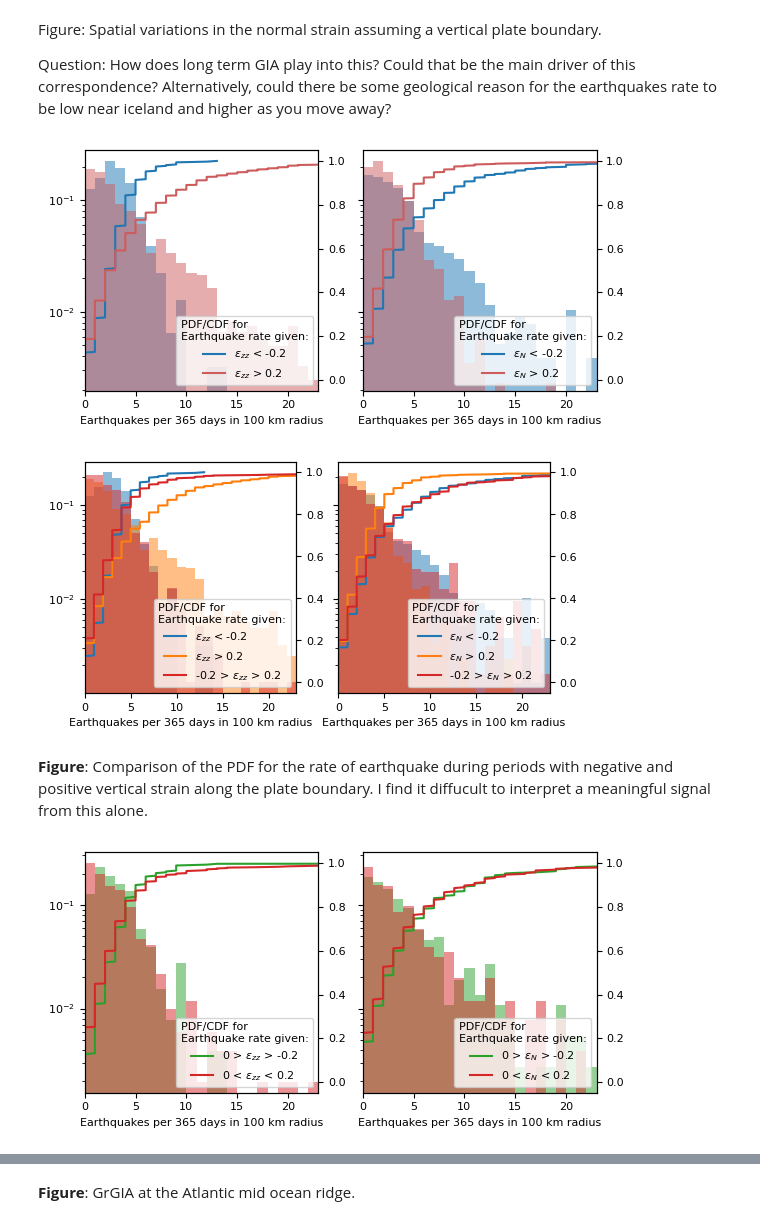
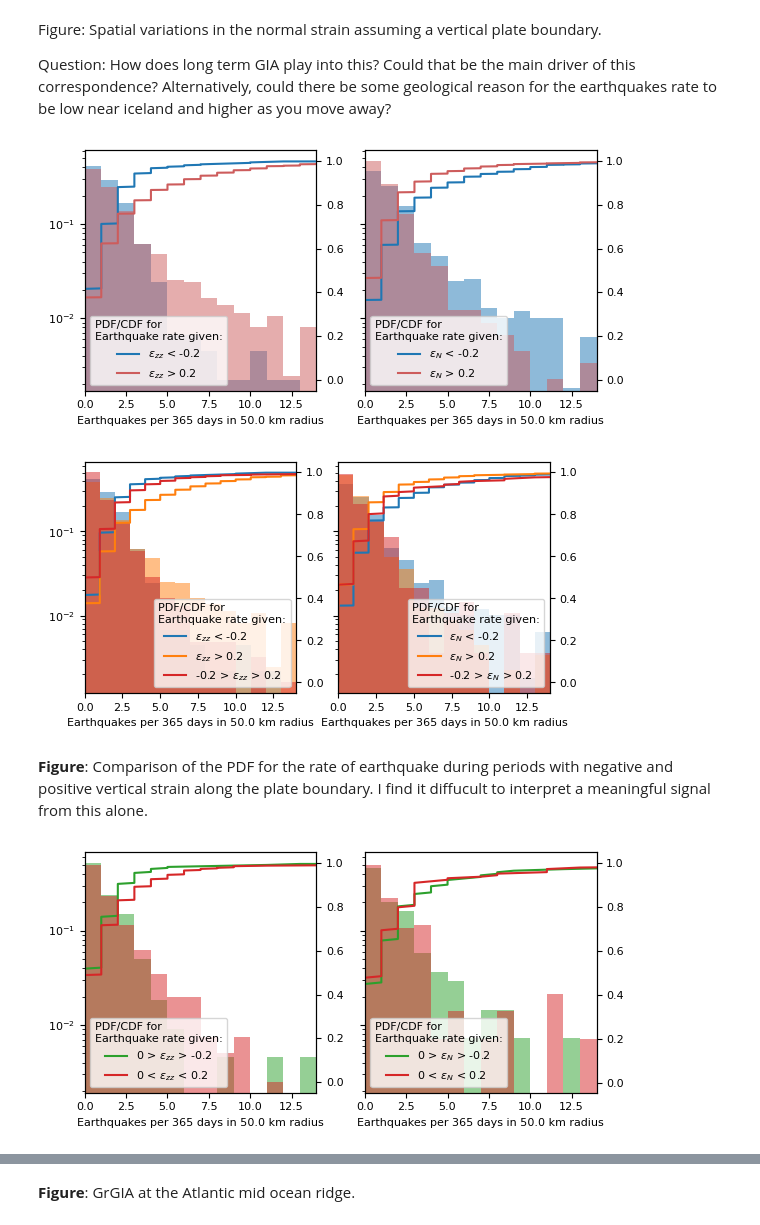
Before and after one commit to keliankaz/GrGIA_seismicity, a Jupyter notebook: gr_gia_seismic_NORTH_ATLANTIC.ipynb, the cells around one changed output, grey strips where cells are left out. Saved outputs shown, nothing was run; the diff lists cells and outputs as text; code cells hidden in the pictures.

```diff
--- a/gr_gia_seismic_NORTH_ATLANTIC.ipynb
+++ b/gr_gia_seismic_NORTH_ATLANTIC.ipynb
@@ -578,40 +534,3 @@ plt.subplots_adjust(wspace=0.1, hspace=0.2)
-# %%
-def get_normal_strain(epsilon, p1, p2):
-    horizontal_strain = epsilon[:-1, :-1]
-    rotation90 = np.array(
-        [
-            [0, -1],
-            [1, 0],
-        ]
-    )
-    delta_r = p2 - p1
-    unit_normal = rotation90 @ delta_r / np.sqrt(np.sum(delta_r * delta_r))
-    return (horizontal_strain @ unit_normal).T @ (unit_normal)
-
-# normal_strain_grid = np.empty_like(rate_grid)
-normal_strain_grid = []
-for i in np.arange(strain_at_plate_boundary_grid.shape[0] - 1):
-    normal_strain_row = []
-    for j in np.arange(strain_at_plate_boundary_grid.shape[1]):
-        normal_strain_row.append(
-            get_normal_strain(
-                epsilon=strain_at_plate_boundary_grid[i, j, :, :],
-                p1=np.array(
-                    [[MAR.merged_geometry_meters.xy[1][i], MAR.merged_geometry_meters.xy[0][i]]]
-                ).T,
-                p2=np.array(
-                    [
-                        [
-                            MAR.merged_geometry_meters.xy[1][i + 1],
-                            MAR.merged_geometry_meters.xy[0][i + 1],
-                        ]
-                    ]
-                ).T,
-            ).squeeze()
-        )
-    normal_strain_grid.append(normal_strain_row)
-
-normal_strain_grid = np.array(normal_strain_grid)
 # %%
 
 color_range = [-2, 2]
@@ -726,7 +643,7 @@ Question: How does long term GIA play into this? Could that be the main driver o
 # %%
 hist_kwargs = {"alpha": 0.5, "density": True}
 
-xlabel = f"Earthquakes per {delta_t.days} days in {WINDOW_SIZE} km radius"
+xlabel = f"Earthquakes per {delta_t.days} days in {plate_boundary_metadata['stepsize']/1e3} km radius"
 data_label = "Strain rate"
 
 
@@ -803,13 +720,13 @@ plot_summary(
 )
 plt.tight_layout()
 # %% [output]
-[figure, old version]
+[figure, new version]
 # %%
 # Add third set of bins for values between the thresholds (around zero)
 
 hist_kwargs = {"alpha": 0.5, "density": True}
 
-xlabel = f"Earthquakes per {delta_t.days} days in {WINDOW_SIZE} km radius"
+xlabel = f"Earthquakes per {delta_t.days} days in {plate_boundary_metadata['stepsize']/1e3} km radius"
 data_label = "Strain rate"
 
 
@@ -845,28 +762,28 @@ def plot_summary(
         }
     )
 
-    ax.hist(x1, label=f"{base_label} < {-y_threshold}", **kwargs, color=f"C0")
-    ax.hist(x2, label=f"{base_label} > {y_threshold}", **kwargs, color=f"C1")
-    ax.hist(x3, label=f"{-y_threshold} > {base_label} > {y_threshold}", **kwargs, color=f"C3")
+    ax.hist(x1, label=f"{base_label} < {-y_threshold}", **kwargs, color="C0")
+    ax.hist(x2, label=f"{base_label} > {y_threshold}", **kwargs, color="C1")
+    ax.hist(x3, label=f"{-y_threshold} > {base_label} > {y_threshold}", **kwargs, color="C3")
 
     axb = ax.twinx()
     axb.plot(
         np.sort(x1),
         np.linspace(0, 1, len(x1) + 1)[1:],
         label=f"{base_label} < {-y_threshold}",
-        color=f"C0",
+        color="C0",
     )
     axb.plot(
         np.sort(x2),
         np.linspace(0, 1, len(x2) + 1)[1:],
         label=f"{base_label} > {y_threshold}",
-        color=f"C1",
+        color="C1",
     )
     axb.plot(
         np.sort(x3),
         np.linspace(0, 1, len(x3) + 1)[1:],
         label=f"{-y_threshold} > {base_label} > {y_threshold}",
-        color=f"C3",
+        color="C3",
     )
     axb.set_xlim(np.min(bins), np.max(bins))
 
@@ -898,14 +815,14 @@ plot_summary(
 )
 # plt.tight_layout()
 # %% [output]
-[figure, old version]
+[figure, new version]
 # %% [markdown]
 **Figure**: Comparison of the PDF for the rate of earthquake during periods with negative and positive vertical strain along the plate boundary. I find it diffucult to interpret a meaningful signal from this alone.
 # %%
 # Only bin values around zero
 hist_kwargs = {"alpha": 0.5, "density": True}
 
-xlabel = f"Earthquakes per {delta_t.days} days in {WINDOW_SIZE} km radius"
+xlabel = f"Earthquakes per {delta_t.days} days in {plate_boundary_metadata['stepsize']/1e3} km radius"
 data_label = "Strain rate"
 
 
@@ -960,34 +877,34 @@ def plot_summary2(
     axb.set_xlim(np.min(bins), np.max(bins))
 
     ax.set_xlabel(xlabel)
 
     lg = axb.legend()
     lg.set_title("PDF/CDF for\nEarthquake rate given:")
 
 
 fig, AX = plt.subplots(1, 2, figsize=(6, 3), sharex=True, sharey=True)
 
 ax = AX[0]
 ii = 2
 plot_summary2(
     rate_grid.flatten(),
     strain_at_plate_boundary_grid[:, :, ii, ii].flatten(),
     y_max_threshold=0.2,
     base_label=r"$\epsilon_{zz}$",
     ax=ax,
 )
 
 ax = AX[1]
 plot_summary2(
     rate_grid[:-1, :].flatten(),
     normal_strain_grid.flatten(),
     y_max_threshold=0.2,
     base_label=r"$\epsilon_{N}$",
     ax=ax,
 )
 plt.tight_layout()
 # %% [output]
-[figure, old version]
+[figure, new version]
 # %%
 fig, ax = plt.subplots(1, 3, figsize=(3 * 2, 2.25), sharey=True)
 for ii, iax in enumerate(ax):
```
Also changed, not shown: parts of 29 cells of this notebook.
